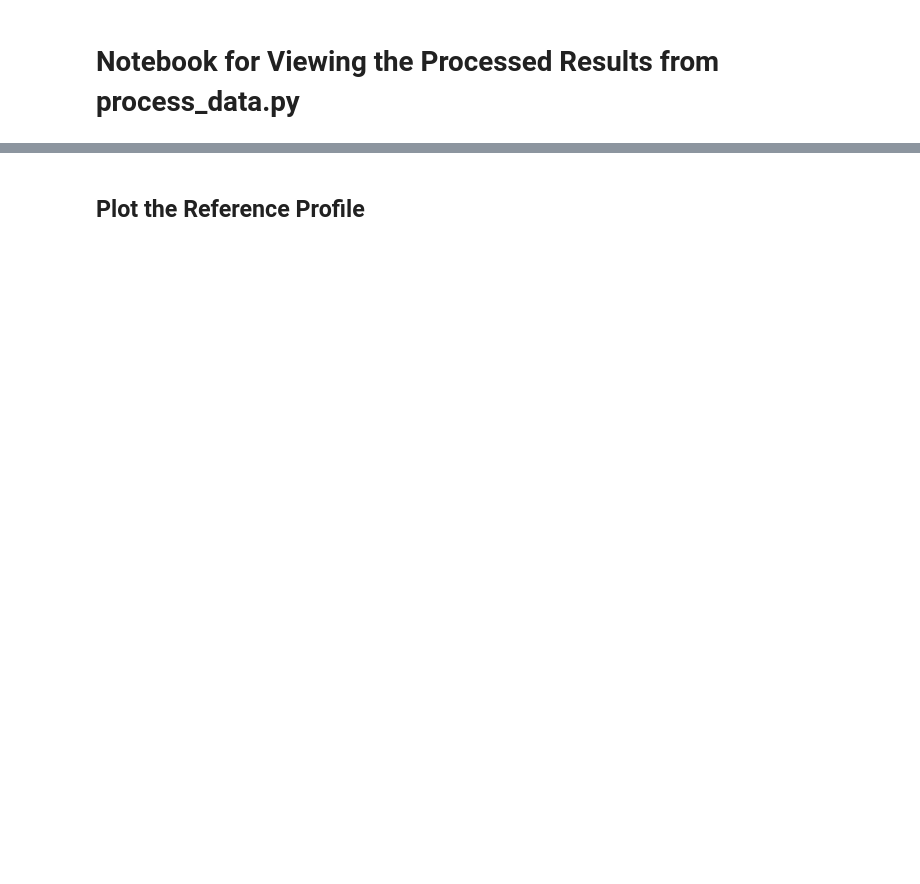
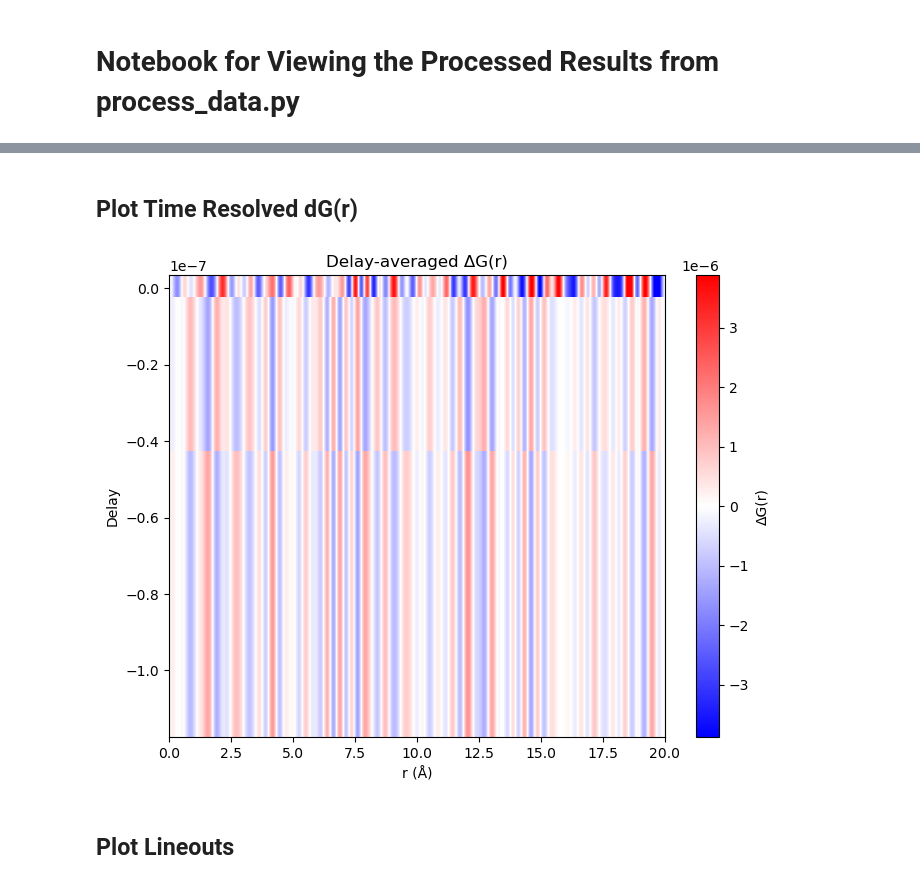
Before and after one commit to lheald2/trxrd, a Jupyter notebook: Analyze_Processed_Data.ipynb, the cells around one changed output, grey strips where cells are left out. Cells and saved outputs as stored; diff of their text form; code cells hidden in the pictures; blank space fills up the shorter version.

```diff
--- a/Analyze_Processed_Data.ipynb
+++ b/Analyze_Processed_Data.ipynb
@@ -75,0 +165,16 @@ print("delta_gr:", delta_gr.shape)
+# %% [markdown]
+## Plot Time Resolved dG(r)
+# %%
+vmin, vmax = symmetric_clim(delta_gr_avg, percentile=99)
+
+plt.figure(figsize=(8, 6))
+plt.pcolormesh(r, unique_delays, delta_gr_avg, shading="auto", cmap="bwr", vmin=vmin, vmax=vmax)
+plt.xlabel("r (Å)")
+plt.ylabel("Delay")
+plt.title("Delay-averaged ΔG(r)")
+plt.colorbar(label="ΔG(r)")
+plt.show()
+# %% [output]
+[figure, added]
+# %% [markdown]
+## Plot Lineouts
@@ -85,3 +204 @@ plt.tight_layout()
 plt.show()
-# %% [markdown]
-## Plot the Reference Profile
```
Also changed, not shown: parts of 28 cells of this notebook, 2 other files.
